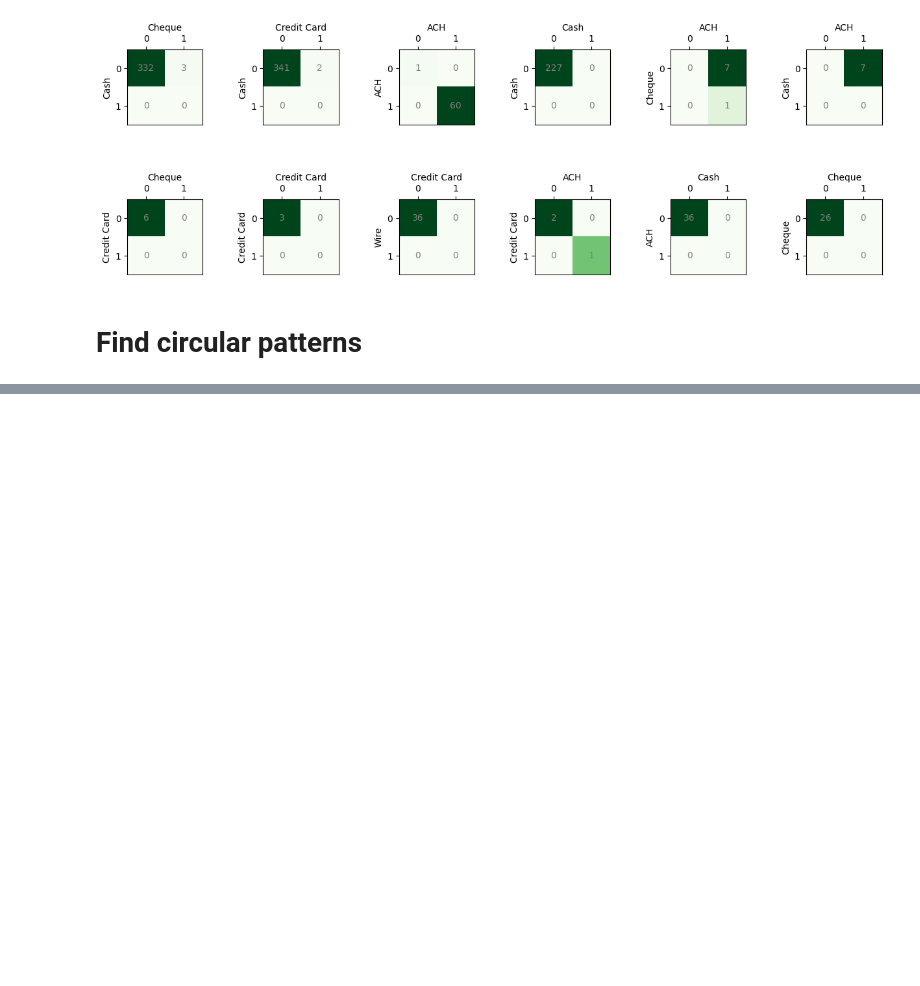
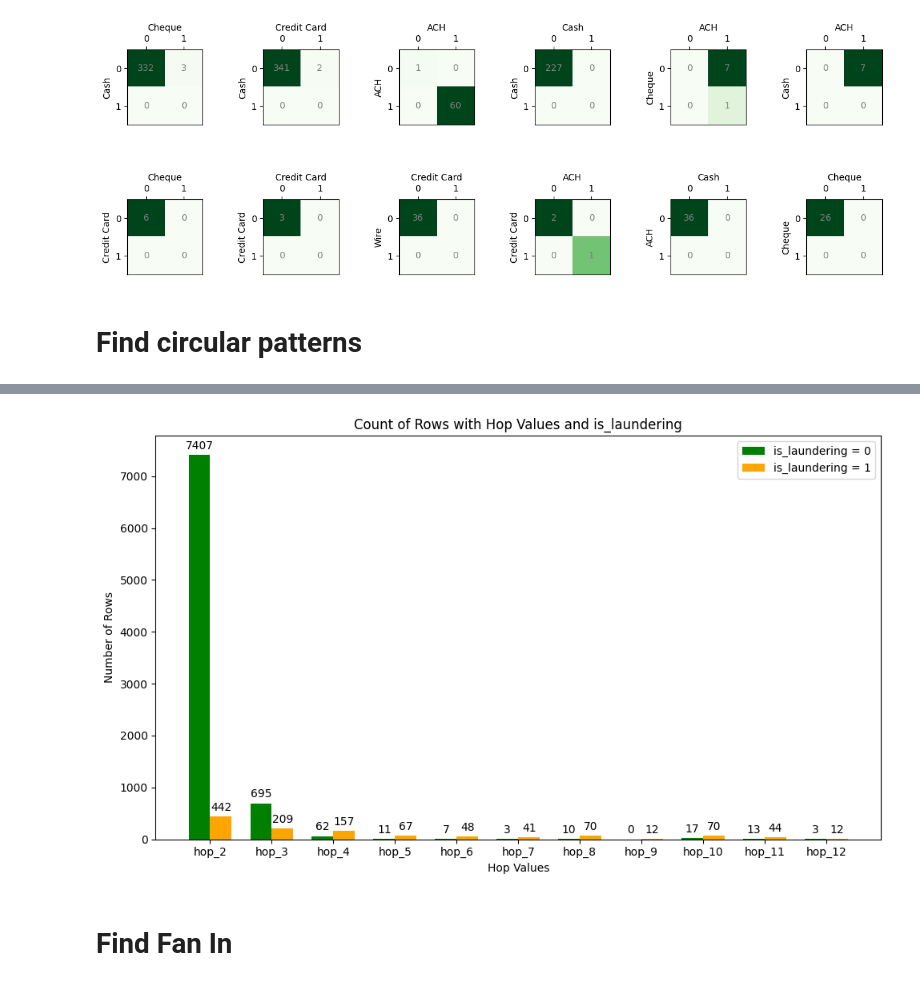
Before and after one commit to fabiobrambilla98/Joint_Project_AMD_SM2L, a Jupyter notebook: project/data_analisis.ipynb, the cells around one changed output, grey strips where cells are left out. Saved outputs shown, nothing was run; the diff lists cells and outputs as text; code cells hidden in the pictures; blank space fills up the shorter version.

```diff
--- a/project/data_analisis.ipynb
+++ b/project/data_analisis.ipynb
@@ -356,6 +338,6 @@ only showing top 5 rows
 # %%
 verteces = spark_df.select(col("account1").alias("id")).union(spark_df.select(col("account2").alias("id"))).distinct()
-edges = spark_df.select(col("account1").alias("src"), col("account2").alias("dst"), col("__index_level_0__").alias("index"), col("amount_paid").alias("amount"), col("timestamp"), col("payment_format"), col("is_laundering"))
+edges = spark_df.select(col("account1").alias("src"), col("account2").alias("dst"), col("index"), col("amount_paid").alias("amount"), col("timestamp"), col("payment_format"), col("is_laundering"))
 g = GraphFrame(verteces, edges)
 # %%
 pattern = g.find("(a)-[c1]->(b); (b)-[c2]->(c) ").filter("""
@@ -464,7 +452,3 @@ def find_cycles(g: GraphFrame, hop: int = 2):
     dataframe = pd.DataFrame(total_rows, columns=['index', 'timestamp', 'from', 'to', 'payment_format', 'is_laundering', 'hop'])
 
     return dataframe.drop_duplicates()
-# %%
-all_df = []
-for i in tqdm.tqdm(range(2,6)):
-    all_df.append(find_cycles(g, i))
@@ -492,0 +455,13 @@ plt.show()
+# %%
+all_df = []
+filtered_spark = spark_df.filter(col("payment_currency") == col("receiving_currency"))
+filtered_spark.cache()
+payment_formats = filtered_spark.select("payment_format").distinct().rdd.flatMap(lambda x: x).collect()
+
+for j in range(1):
+    verteces = filtered_spark.filter(col("payment_format") == j).select(col("account1").alias("id")).union(spark_df.select(col("account2").alias("id"))).distinct()
+    edges = filtered_spark.filter(col("payment_format") == j).select(col("account1").alias("src"), col("account2").alias("dst"), col("index"), col("amount_paid").alias("amount"), col("timestamp"), col("payment_format"), col("is_laundering"))
+    g = GraphFrame(verteces, edges)
+    g = g.dropIsolatedVertices()
+    for i in tqdm.tqdm(range(2,14)):
+        all_df.append(find_cycles(g, i))
@@ -492,0 +493,50 @@ plt.show()
+# %%
+# Calcola il conteggio delle righe che soddisfano le condizioni specificate per ogni valore hop da hop_2 a hop_12
+hop_columns = grouped_df.columns[grouped_df.columns.str.startswith('hop_')].tolist()
+counts = {}
+for hop_column in hop_columns:
+    count_0 = grouped_df[(grouped_df[hop_column] == 1) & (grouped_df['is_laundering'] == 0)].shape[0]
+    count_1 = grouped_df[(grouped_df[hop_column] == 1) & (grouped_df['is_laundering'] == 1)].shape[0]
+    counts[hop_column] = {'0': count_0, '1': count_1}
+
+# Converti i risultati in un DataFrame
+counts_df = pd.DataFrame.from_dict(counts, orient='index').reset_index()
+counts_df = counts_df.rename(columns={'index': 'hop'})
+
+color_0 = 'green'
+color_1 = 'orange'
+
+# Plot the bar chart
+fig, ax = plt.subplots(figsize=(10, 6))
+width = 0.35
+x = counts_df.index
+labels = counts_df['hop']
+bar_0 = ax.bar(x - width / 2, counts_df['0'], width,  label='is_laundering = 0', color=color_0)
+bar_1 = ax.bar(x + width / 2, counts_df['1'], width,  label='is_laundering = 1', color=color_1)
+
+ax.set_xlabel('Hop Values')
+ax.set_ylabel('Number of Rows')
+ax.set_title('Count of Rows with Hop Values and is_laundering')
+ax.set_xticks(x)
+ax.set_xticklabels(labels)
+ax.legend()
+
+# Add count labels above each bar
+def autolabel(bars):
+    for bar in bars:
+        height = bar.get_height()
+        ax.annotate('{}'.format(height),
+                    xy=(bar.get_x() + bar.get_width() / 2, height),
+                    xytext=(0, 3),  # 3 points vertical offset
+                    textcoords="offset points",
+                    ha='center', va='bottom')
+
+autolabel(bar_0)
+autolabel(bar_1)
+
+plt.tight_layout()
+plt.show()
+# %% [output]
+[figure, added]
+# %% [markdown]
+# Find Fan In
```
Also changed, not shown: parts of 26 cells of this notebook.
